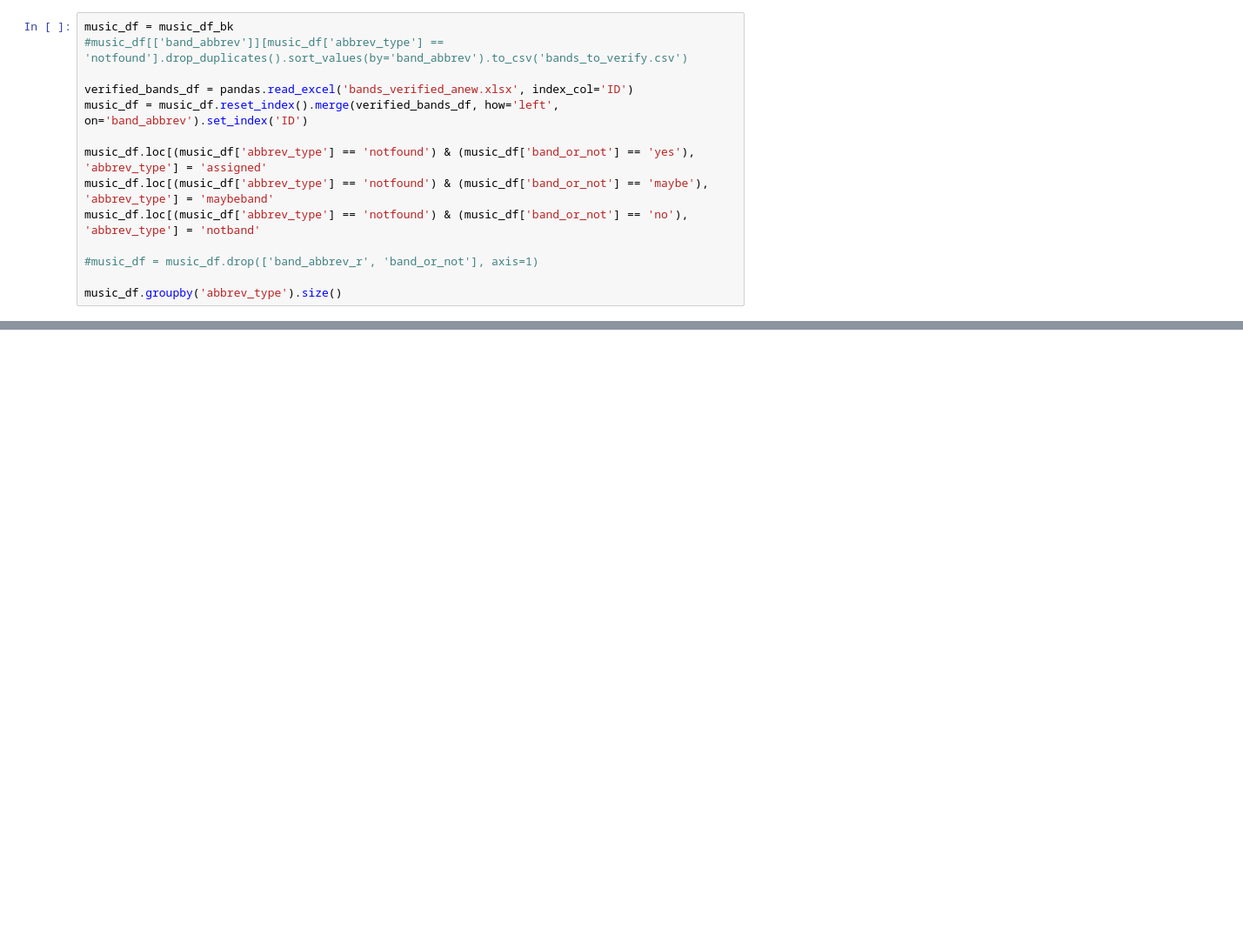
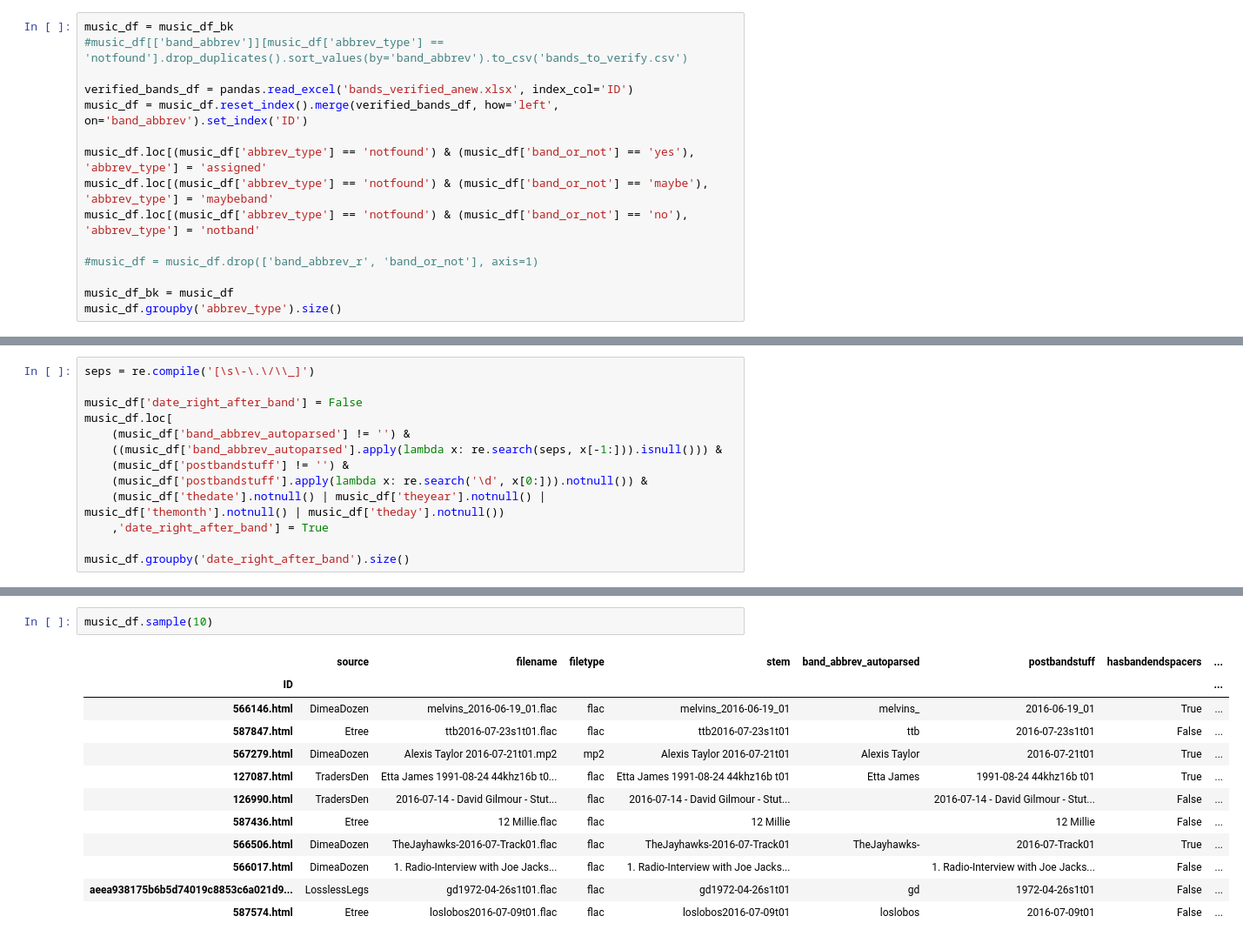
Before and after one commit to raddick/musical-folksonomy, a Jupyter notebook: folksonomy_allnew.ipynb, the cells around one changed output, grey strips where cells are left out. Shown at 87% size. Saved outputs shown, nothing was run; the diff lists cells and outputs as text; blank space fills up the shorter version.

```diff
--- a/folksonomy_allnew.ipynb
+++ b/folksonomy_allnew.ipynb
@@ -324,4 +355,5 @@ music_df.loc[(music_df['abbrev_type'] == 'notfound') & (music_df['band_or_not']
 
 #music_df = music_df.drop(['band_abbrev_r', 'band_or_not'], axis=1)
 
+music_df_bk = music_df
 music_df.groupby('abbrev_type').size()
@@ -329,0 +494,13 @@ music_df[music_df['abbrev_type'] == 'maybeband']
+# %%
+seps = re.compile('[\s\-\.\/\\_]')
+
+music_df['date_right_after_band'] = False
+music_df.loc[
+    (music_df['band_abbrev_autoparsed'] != '') &
+    ((music_df['band_abbrev_autoparsed'].apply(lambda x: re.search(seps, x[-1:])).isnull())) &
+    (music_df['postbandstuff'] != '') &
+    (music_df['postbandstuff'].apply(lambda x: re.search('\d', x[0:])).notnull()) &
+    (music_df['thedate'].notnull() | music_df['theyear'].notnull() | music_df['themonth'].notnull() | music_df['theday'].notnull())
+    ,'date_right_after_band'] = True
+
+music_df.groupby('date_right_after_band').size()
@@ -329,0 +512,15 @@ music_df[music_df['abbrev_type'] == 'maybeband']
+# %%
+music_df.sample(10)
+# %% [output]
+|  | source | filename | filetype | stem | band_abbrev_autoparsed | postbandstuff | hasbandendspacers | ... |
+| ID |  |  |  |  |  |  |  | ... |
+| 566146.html | DimeaDozen | melvins_2016-06-19_01.flac | flac | melvins_2016-06-19_01 | melvins_ | 2016-06-19_01 | True | ... |
+| 587847.html | Etree | ttb2016-07-23s1t01.flac | flac | ttb2016-07-23s1t01 | ttb | 2016-07-23s1t01 | False | ... |
+| 567279.html | DimeaDozen | Alexis Taylor 2016-07-21t01.mp2 | mp2 | Alexis Taylor 2016-07-21t01 | Alexis Taylor | 2016-07-21t01 | True | ... |
+| 127087.html | TradersDen | Etta James 1991-08-24 44khz16b t0... | flac | Etta James 1991-08-24 44khz16b t01 | Etta James | 1991-08-24 44khz16b t01 | True | ... |
+| 126990.html | TradersDen | 2016-07-14 - David Gilmour - Stut... | flac | 2016-07-14 - David Gilmour - Stut... |  | 2016-07-14 - David Gilmour - Stut... | False | ... |
+| 587436.html | Etree | 12 Millie.flac | flac | 12 Millie |  | 12 Millie | False | ... |
+| 566506.html | DimeaDozen | TheJayhawks-2016-07-Track01.flac | flac | TheJayhawks-2016-07-Track01 | TheJayhawks- | 2016-07-Track01 | True | ... |
+| 566017.html | DimeaDozen | 1. Radio-Interview with Joe Jacks... | flac | 1. Radio-Interview with Joe Jacks... |  | 1. Radio-Interview with Joe Jacks... | False | ... |
+| aeea938175b6b5d74019c8853c6a021d9... | LosslessLegs | gd1972-04-26s1t01.flac | flac | gd1972-04-26s1t01 | gd | 1972-04-26s1t01 | False | ... |
+| 587574.html | Etree | loslobos2016-07-09t01.flac | flac | loslobos2016-07-09t01 | loslobos | 2016-07-09t01 | False | ... |
```
Also changed, not shown: parts of 12 cells of this notebook, 1 other file.
